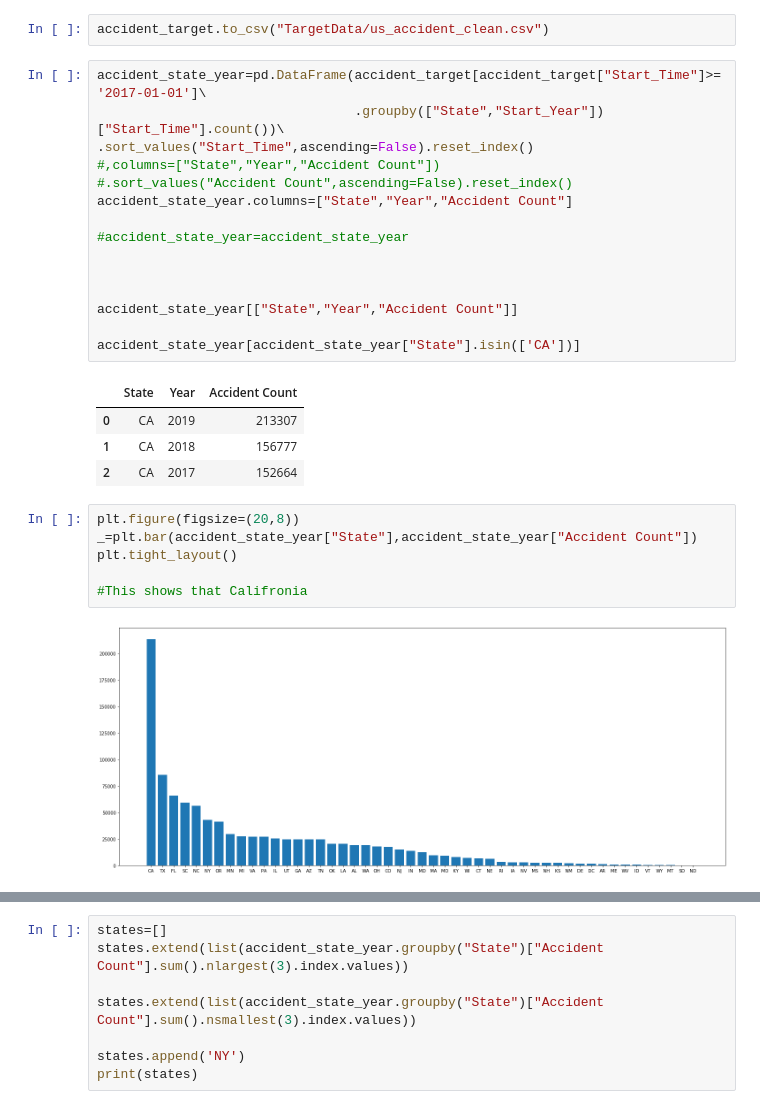
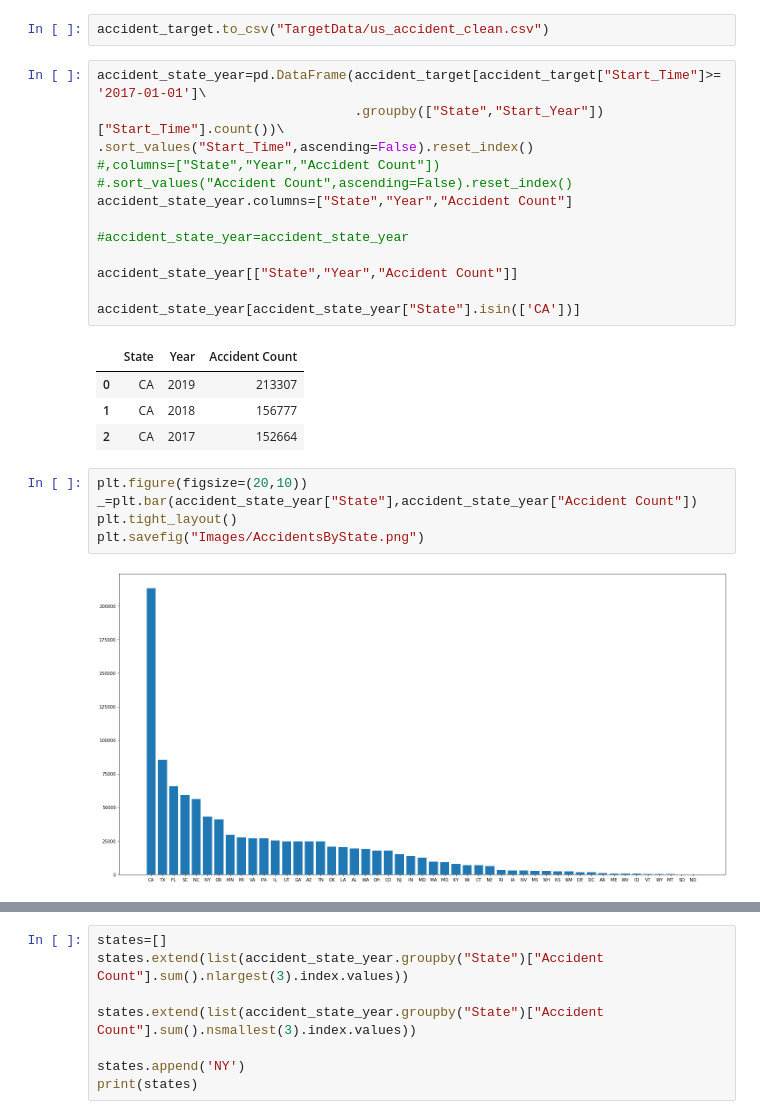
Before and after one commit to lilijo6/Project-Group-3, a Jupyter notebook: USAccident_Analysis.ipynb, the cells around one changed output, grey strips where cells are left out. Cells and saved outputs as stored; diff of their text form.

```diff
--- a/USAccident_Analysis.ipynb
+++ b/USAccident_Analysis.ipynb
@@ -123,8 +123,6 @@ accident_state_year.columns=["State","Year","Accident Count"]
 
 #accident_state_year=accident_state_year
 
-
-
 accident_state_year[["State","Year","Accident Count"]]
 
 accident_state_year[accident_state_year["State"].isin(['CA'])]
@@ -134,10 +132,9 @@ accident_state_year[accident_state_year["State"].isin(['CA'])]
 | 1 | CA | 2018 | 156777 |
 | 2 | CA | 2017 | 152664 |
 # %%
-plt.figure(figsize=(20,8))
+plt.figure(figsize=(20,10))
 _=plt.bar(accident_state_year["State"],accident_state_year["Accident Count"])
 plt.tight_layout()
-
-#This shows that Califronia
+plt.savefig("Images/AccidentsByState.png")
 # %% [output]
-[figure, old version]
+[figure, new version]
```
Also changed, not shown: parts of 30 cells of this notebook, 11 other files.
